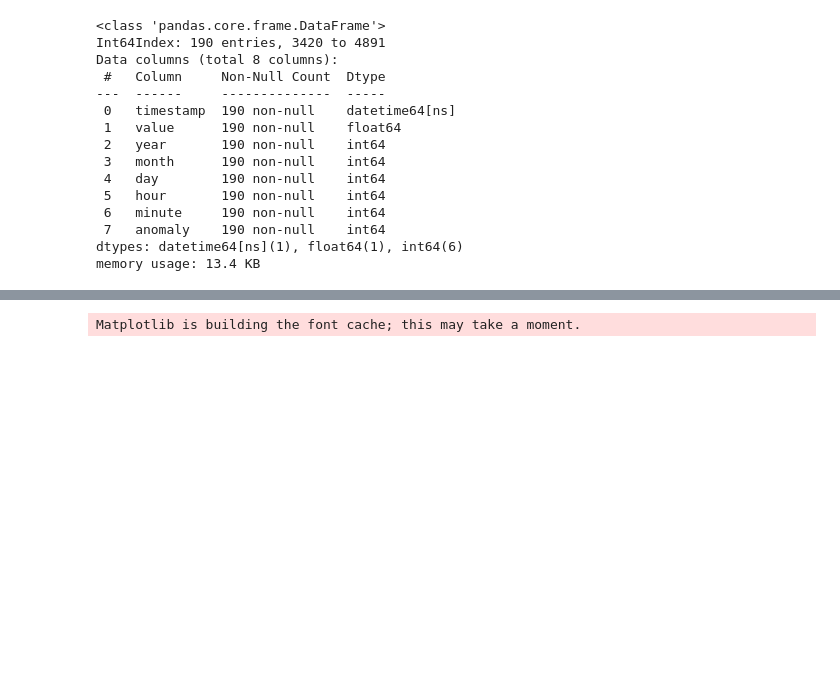
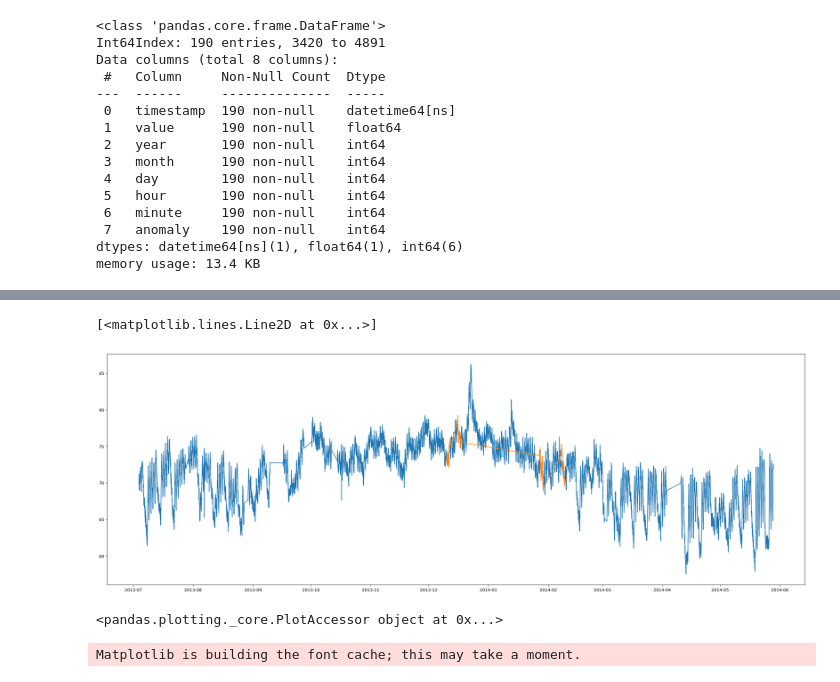
Before and after one commit to makcalif/sagemaker1, a Jupyter notebook: fraudDetection/randomCut.ipynb, the cells around one changed output, grey strips where cells are left out. Saved outputs shown, nothing was run; the diff lists cells and outputs as text; code cells hidden in the pictures; blank space fills up the shorter version.

Commit message:
added plots

```diff
--- a/fraudDetection/randomCut.ipynb
+++ b/fraudDetection/randomCut.ipynb
@@ -139,3 +158,18 @@ df
+# %%
+normal_data = df[df['anomaly'] == 0]  # Adjust the condition based on your 'anomaly' values
+anomalous_data = df[df['anomaly'] != 0]  # Adjust the condition accordingly
+# %%
+plt.figure(figsize=(30, 10))
+
+plt.plot(normal_data.index, normal_data["value"])
+plt.plot(anomalous_data.index, anomalous_data["value"])
+# %% [output]
+[<matplotlib.lines.Line2D at 0x...>]
+[figure, added]
+# %%
+df["value"].plot
+# %% [output]
+<pandas.plotting._core.PlotAccessor object at 0x...>
 # %%
 # !conda install -y holoviews
 # %%
```
Also changed, not shown: parts of 25 cells of this notebook.
